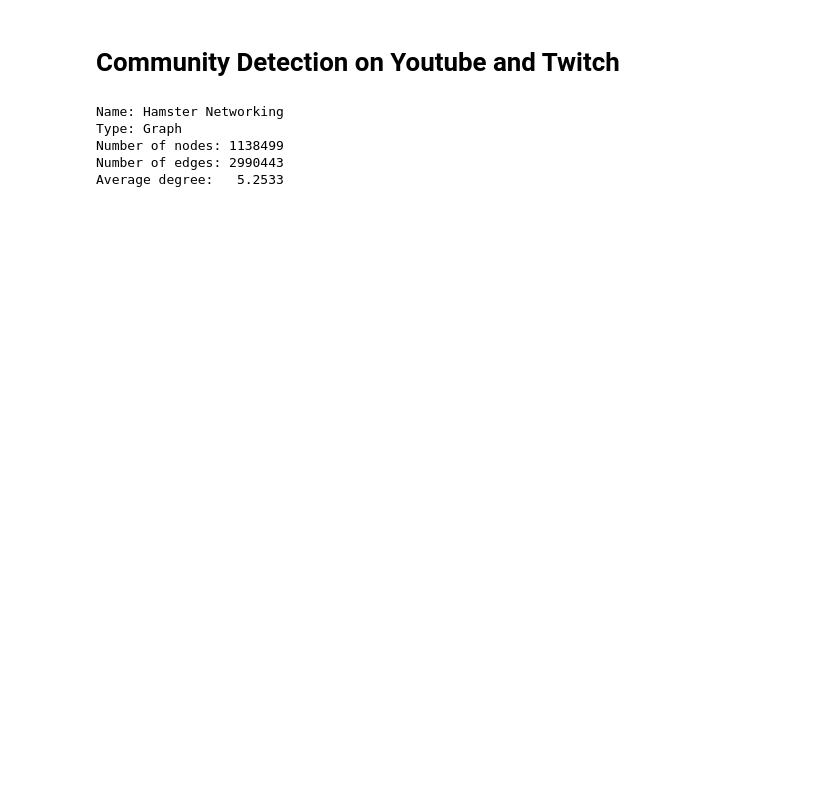
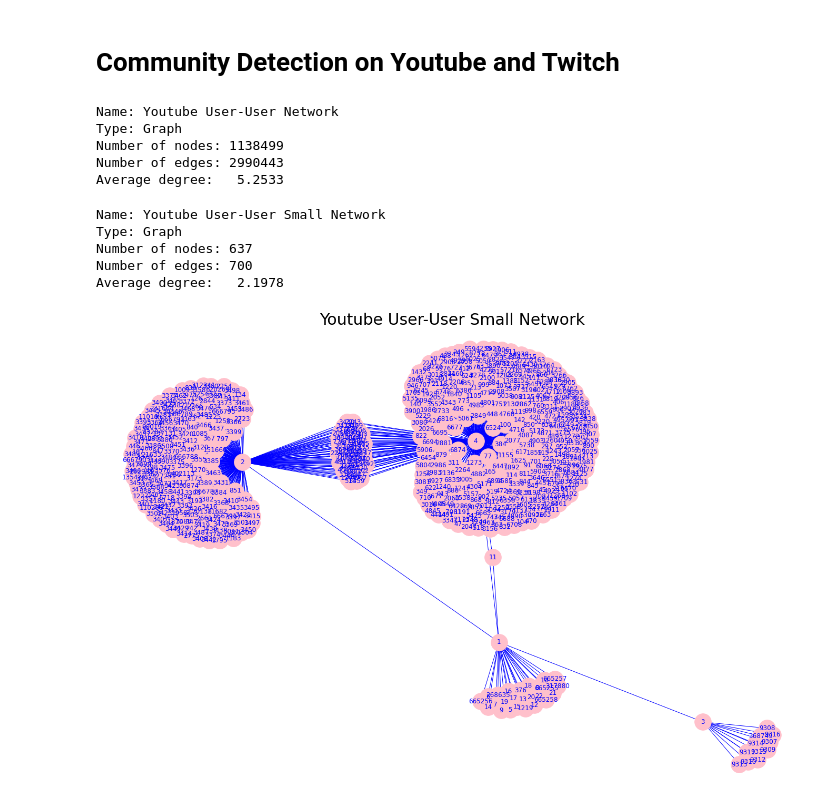
Before and after one commit to chakeera/Community-Detection-Twitch-Youtube, a Jupyter notebook: YoutubeTwitchCommunityDetection.ipynb, the cells around one changed output. Saved outputs shown, nothing was run; the diff lists cells and outputs as text; code cells hidden in the pictures; blank space fills up the shorter version.

Commit message:
youtube community done

```diff
--- a/YoutubeTwitchCommunityDetection.ipynb
+++ b/YoutubeTwitchCommunityDetection.ipynb
@@ -21,13 +13,13 @@ df['Destination'] = df['Destination'].astype('object')
-# %%
-G = nx.convert_matrix.from_pandas_edgelist(df, source='Source', target='Destination')
-G.name = 'Hamster Networking'
-print(nx.info(G))
-# %% [output]
-Name: Hamster Networking
-Type: Graph
-Number of nodes: 1138499
-Number of edges: 2990443
-Average degree:   5.2533
 # %%
 # TODO : use networkx to read dataset normally like in the hw
 # instead of using pandas its running slow as ds is big
+
+G = nx.read_edgelist("Dataset/youtube.txt", nodetype = int)
+G.name = 'Youtube User-User Network'
+print(nx.info(G))
+# %% [output]
+Name: Youtube User-User Network
+Type: Graph
+Number of nodes: 1138499
+Number of edges: 2990443
+Average degree:   5.2533
@@ -37,0 +26,33 @@ Average degree:   5.2533
+# %%
+# getting only the first 500 nodes as it bigggg datasets
+G_small= nx.Graph()
+G_small.name= "Youtube User-User Small Network"
+nodes = list(G.nodes)
+edges = list(G.edges)
+for i in range(500):
+    G_small.add_node(nodes[i])
+for i in range(700):
+    G_small.add_edge(edges[i][0],edges[i][1])
+
+print(nx.info(G_small))
+position = nx.spring_layout(G_small)
+plt.figure(figsize=(24,16))
+nx.draw_networkx(G_small,
+                 position,
+                 with_labels=True,
+                 font_weight='normal',
+                 node_size=1000,
+                 arrows=True,
+                 node_color='pink',
+                 font_color='blue',
+                 edge_color='blue')
+plt.title(G_small.name, size=30)
+plt.axis('off')
+plt.show()
+# %% [output]
+Name: Youtube User-User Small Network
+Type: Graph
+Number of nodes: 637
+Number of edges: 700
+Average degree:   2.1978
+[figure, added]
```
Also changed, not shown: parts of 7 cells of this notebook.
